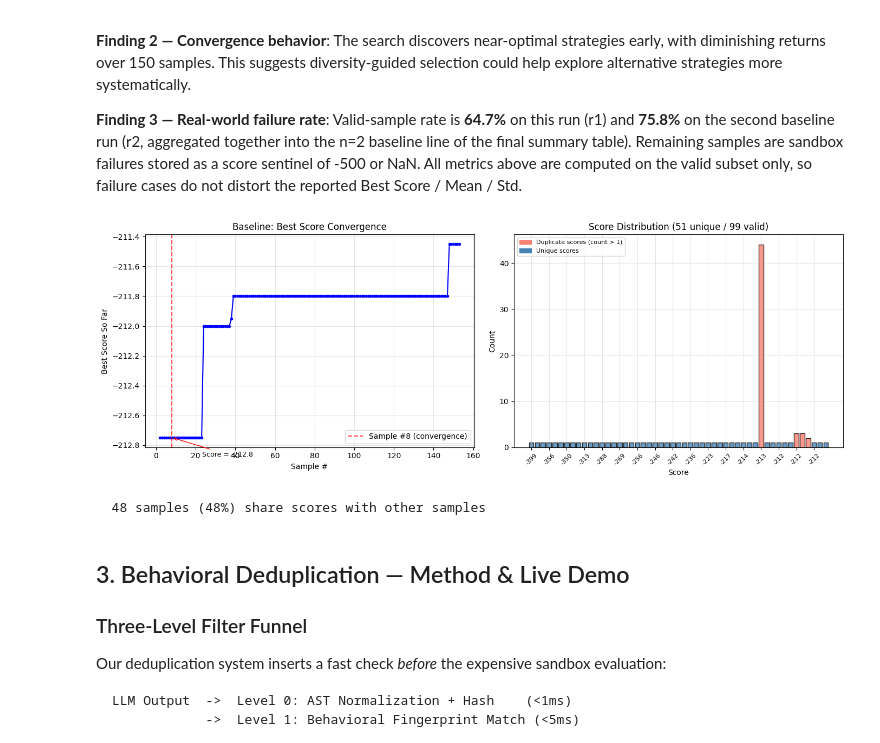
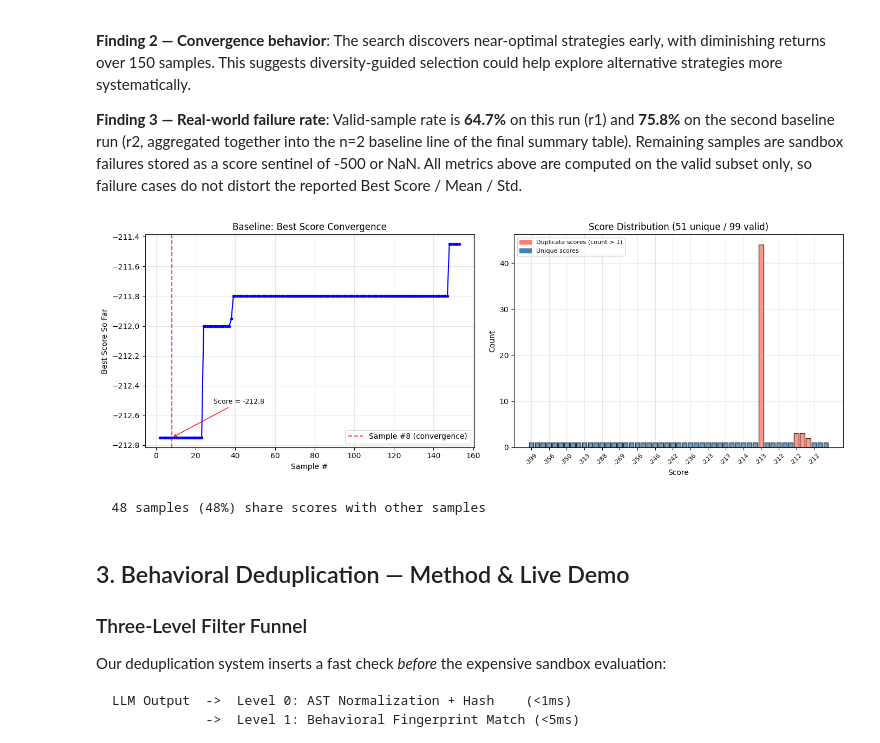
Before and after one commit to jaycee6666/efficient-funsearch, a Jupyter notebook: notebooks/efficient_funsearch_colab.ipynb, the cells around one changed output. Drawn from its saved outputs; the diff is of its cells as text; code cells hidden in the pictures.

```diff
--- a/notebooks/efficient_funsearch_colab.ipynb
+++ b/notebooks/efficient_funsearch_colab.ipynb
@@ -306,35 +318,35 @@ ax1.axvline(x=8, color='red', linestyle='--', alpha=0.7, label='Sample #8 (conve
 # independent of axis range. Necessary because best_so_far spans only ~1.4 units after
 # the failure-sentinel (-500) is filtered out — a data-coord offset of -30 would land
 # far outside the axes and force the saved figure to balloon vertically when matplotlib
 # tightens the bbox.
 ax1.annotate(f'Score = {best_so_far[7]:.1f}', xy=(8, best_so_far[7]),
-             xytext=(40, -25), textcoords='offset points', fontsize=9,
+             xytext=(55, 45), textcoords='offset points', fontsize=9,
              arrowprops=dict(arrowstyle='->', color='red'))
 ax1.set_xlabel("Sample #")
 ax1.set_ylabel("Best Score So Far")
 ax1.set_title("Baseline: Best Score Convergence")
 ax1.legend()
 ax1.grid(True, alpha=0.3)
 
 # Right: Score distribution with duplicate highlighting (valid samples only)
 unique_scores, counts = np.unique(scores, return_counts=True)
 colors = ['salmon' if c > 1 else 'steelblue' for c in counts]
 ax2.bar(range(len(unique_scores)), counts, color=colors, edgecolor='black', alpha=0.8)
 ax2.set_xticks(range(0, len(unique_scores), 3))
 ax2.set_xticklabels([f'{s:.0f}' for s in unique_scores[::3]], rotation=45, fontsize=8)
 ax2.set_xlabel("Score")
 ax2.set_ylabel("Count")
 ax2.set_title(f"Score Distribution ({n_unique} unique / {n_valid} valid)")
 from matplotlib.patches import Patch
 ax2.legend(handles=[Patch(color='salmon', label='Duplicate scores (count > 1)'),
                      Patch(color='steelblue', label='Unique scores')], fontsize=8)
 ax2.grid(True, alpha=0.3)
 
 plt.tight_layout()
 plt.show()
 print(f"  {n_valid - n_unique} samples ({natural_dup_rate:.0%}) share scores with other samples")
 # %% [output]
-[figure, old version]
+[figure, new version]
   48 samples (48%) share scores with other samples
 # %% [markdown]
 ## 3. Behavioral Deduplication — Method & Live Demo
```
Also changed, not shown: parts of 2 cells of this notebook.
